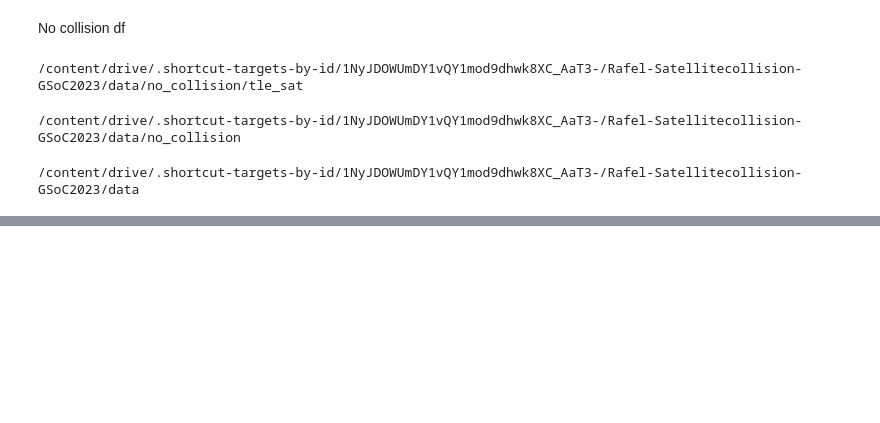
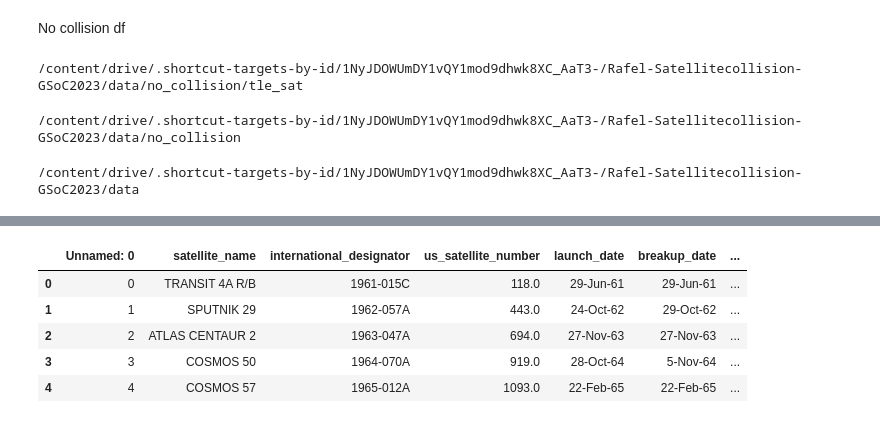
Before and after one commit to rafelsalgueiro/Satellite_Space_Collision_prevision, a Jupyter notebook: Data_Treatment_and_Model_part/creating_model_.ipynb, the cells around one changed output, grey strips where cells are left out. Drawn from its saved outputs; the diff is of its cells as text; code cells hidden in the pictures; blank space fills up the shorter version.

```diff
--- a/Data_Treatment_and_Model_part/creating_model_.ipynb
+++ b/Data_Treatment_and_Model_part/creating_model_.ipynb
@@ -56,0 +58,15 @@ memory usage: 4.4+ MB
+# %%
+columns_to_convert = ["perigee", "epoch", "mean_anomaly", "right_ascension", "mean_motion", "eccentricity", "bstar"]
+all_sats_df[columns_to_convert] = all_sats_df[columns_to_convert].apply(pd.to_numeric, errors='coerce')
+# %%
+all_sats_df["collided"] = all_sats_df["satellite_name"].isnull()
+# %%
+pd.set_option('display.max_columns', None)
+all_sats_df.head()
+# %% [output]
+|  | Unnamed: 0 | satellite_name | international_designator | us_satellite_number | launch_date | breakup_date | ... |
+| 0 | 0 | TRANSIT 4A R/B | 1961-015C | 118.0 | 29-Jun-61 | 29-Jun-61 | ... |
+| 1 | 1 | SPUTNIK 29 | 1962-057A | 443.0 | 24-Oct-62 | 29-Oct-62 | ... |
+| 2 | 2 | ATLAS CENTAUR 2 | 1963-047A | 694.0 | 27-Nov-63 | 27-Nov-63 | ... |
+| 3 | 3 | COSMOS 50 | 1964-070A | 919.0 | 28-Oct-64 | 5-Nov-64 | ... |
+| 4 | 4 | COSMOS 57 | 1965-012A | 1093.0 | 22-Feb-65 | 22-Feb-65 | ... |
```
Also changed, not shown: parts of 30 cells of this notebook.
